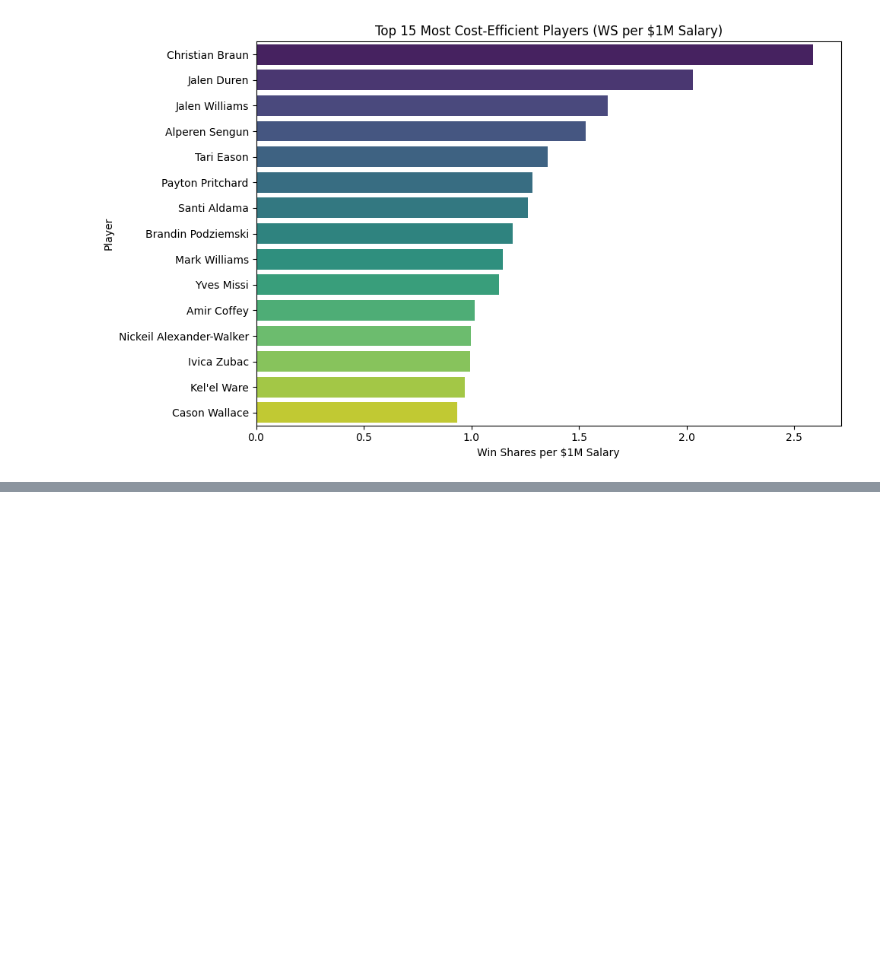
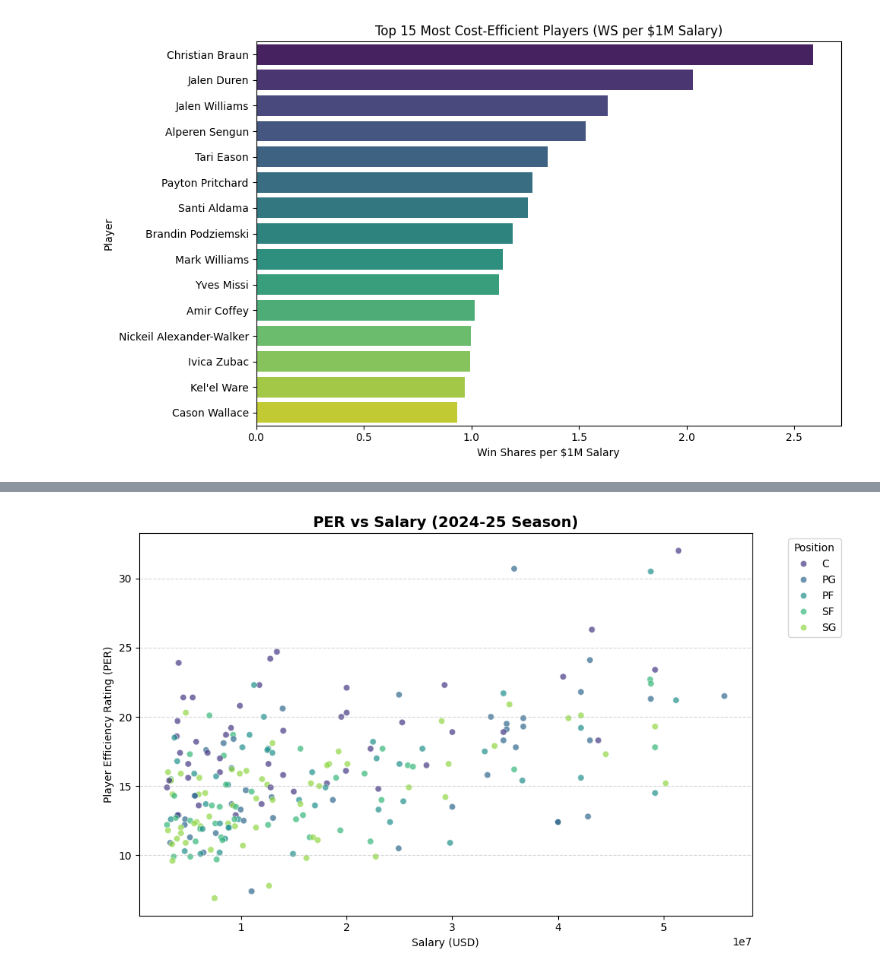
Before and after one commit to Hundo17/NBA_Contract_Value_Analysis, a Jupyter notebook: notebooks/Day2_Data_Cleaning.ipynb, the cells around one changed output, grey strips where cells are left out. Saved outputs shown, nothing was run; the diff lists cells and outputs as text; code cells hidden in the pictures; blank space fills up the shorter version.

```diff
--- a/notebooks/Day2_Data_Cleaning.ipynb
+++ b/notebooks/Day2_Data_Cleaning.ipynb
@@ -472,0 +494,18 @@ Passing `palette` without assigning `hue` is deprecated and will be removed in v
+# %%
+# Load PER vs Salary query
+per_eff = pd.read_sql(open("../sql/per_vs_salary.sql").read(), engine)
+
+# Scatter plot for PER vs Salary
+plt.figure(figsize=(10,6))
+sns.scatterplot(data=per_eff, x="salary", y="per", hue="position", palette="viridis", alpha=0.7)
+
+plt.title("PER vs Salary (2024-25 Season)", fontsize=14, weight="bold")
+plt.xlabel("Salary (USD)")
+plt.ylabel("Player Efficiency Rating (PER)")
+plt.legend(title="Position", bbox_to_anchor=(1.05, 1), loc='upper left')
+plt.grid(axis='y', linestyle='--', alpha=0.5)
+
+plt.tight_layout()
+plt.show()
+# %% [output]
+[figure, added]
```
Also changed, not shown: parts of 12 cells of this notebook, 3 other files.
